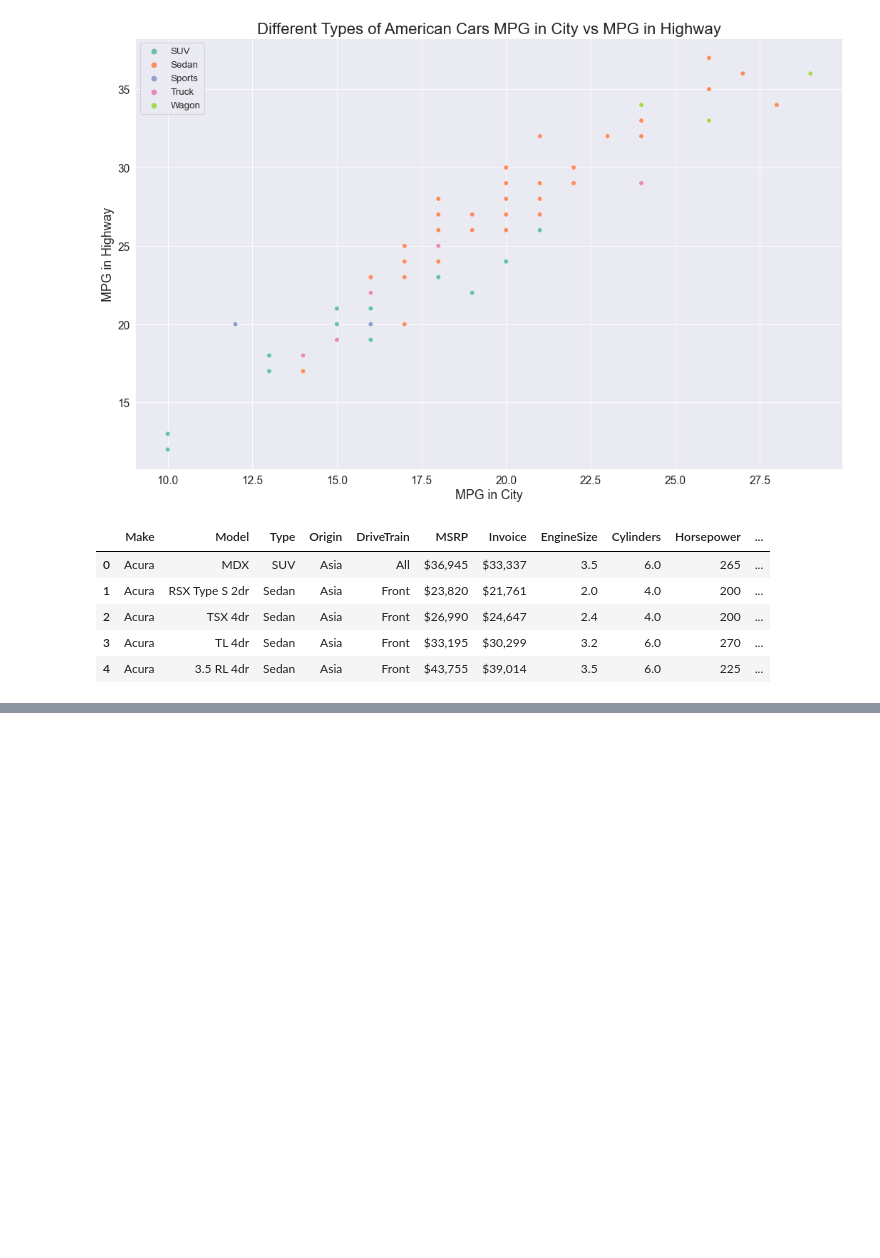
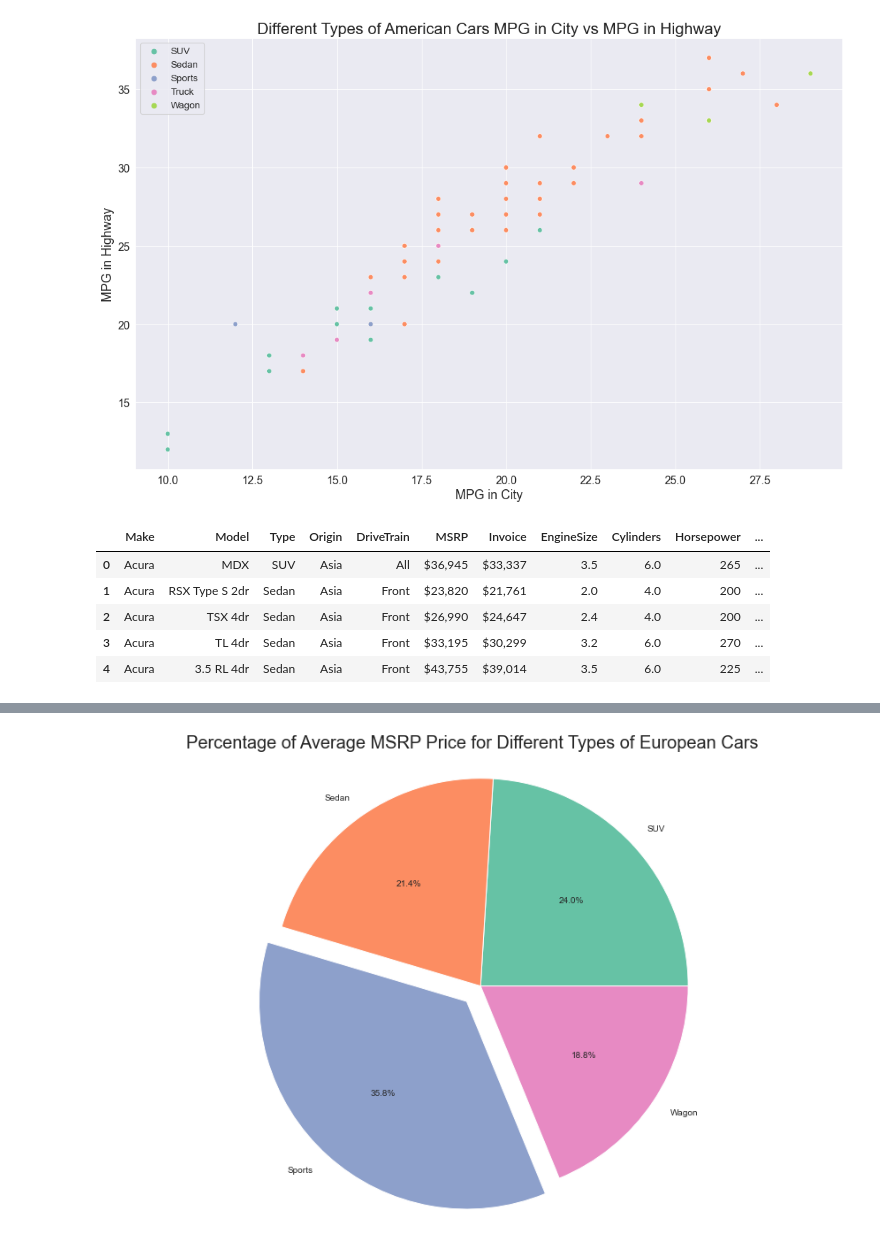
Before and after one commit to shamimsikder/Data-Visualization-Exercises, a Jupyter notebook: Cars Data Visualization.ipynb, the cells around one changed output, grey strips where cells are left out. Cells and saved outputs as stored; diff of their text form; code cells hidden in the pictures; blank space fills up the shorter version.

Commit message:
Pie Chart

```diff
--- a/Cars Data Visualization.ipynb
+++ b/Cars Data Visualization.ipynb
@@ -610,0 +611,12 @@ ax2.set_ylabel("MSRP",fontsize=12,fontweight='roman',fontname="Sans");
+# %%
+plt.figure(figsize=(15,10))
+
+explode = (0,0, 0.1, 0)
+
+plt.pie(eu_cars.MSRP,labels=eu_cars.Type,autopct='%0.1f%%',explode=explode)
+
+plt.axis("equal")
+
+plt.title("Percentage of Average MSRP Price for Different Types of European Cars",fontsize=20);
+# %% [output]
+[figure, added]
```
Also changed, not shown: parts of 26 cells of this notebook.
